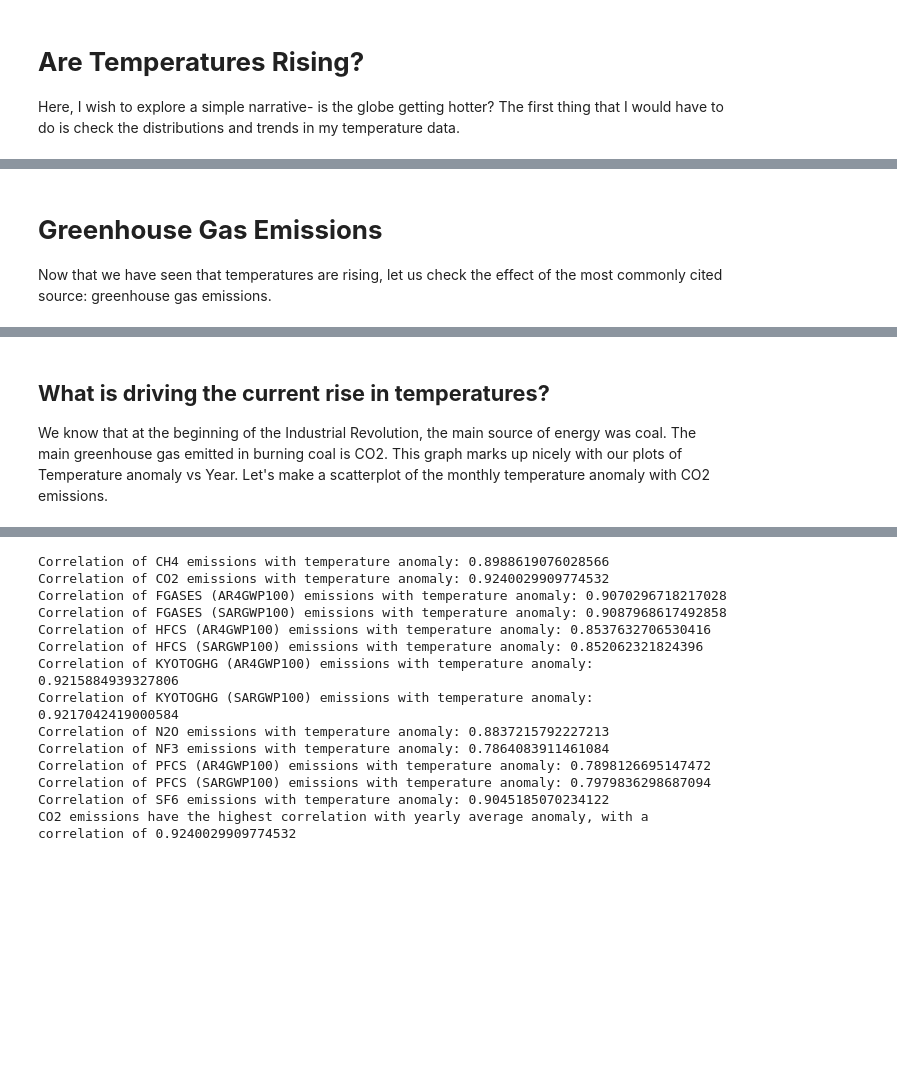
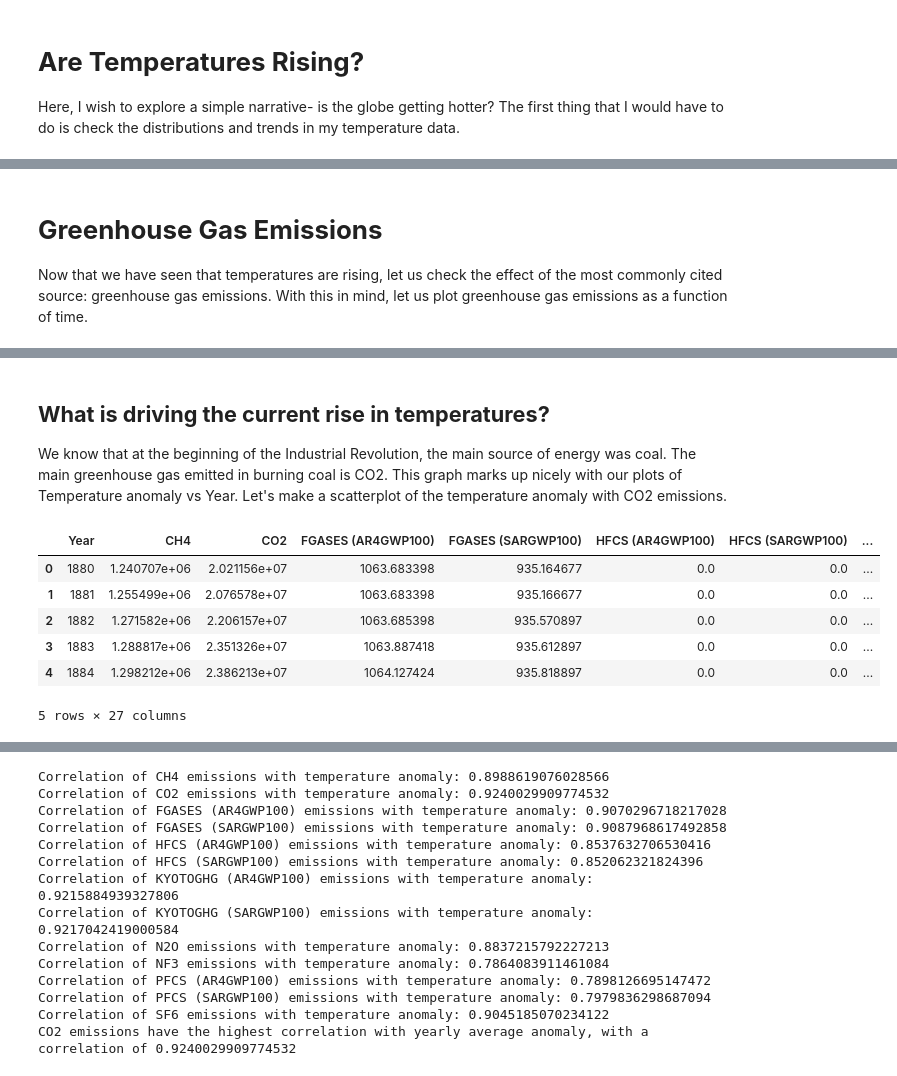
Before and after one commit to rohitbhamidi/GlobalWarmingStory, a Jupyter notebook: Story.ipynb, the cells around one changed output, grey strips where cells are left out. Saved outputs shown, nothing was run; the diff lists cells and outputs as text; code cells hidden in the pictures; blank space fills up the shorter version.

```diff
--- a/Story.ipynb
+++ b/Story.ipynb
@@ -159,7 +169,7 @@ In this section, I think we have successfully seen that the global temperatures
 # %% [markdown]
 # **Greenhouse Gas Emissions**
 
-Now that we have seen that temperatures are rising, let us check the effect of the most commonly cited source: greenhouse gas emissions.
+Now that we have seen that temperatures are rising, let us check the effect of the most commonly cited source: greenhouse gas emissions. With this in mind, let us plot greenhouse gas emissions as a function of time.
 # %%
 def update_line_plot(selected_col):
     plt.figure(figsize=(8, 6))
@@ -199,4 +209,4 @@ Dropdown(description='Select gas:', options=('CH4', 'CO2', 'FGASES (AR4GWP100)',
 # %% [markdown]
 ## **What is driving the current rise in temperatures?**
 
-We know that at the beginning of the Industrial Revolution, the main source of energy was coal. The main greenhouse gas emitted in burning coal is CO2. This graph marks up nicely with our plots of Temperature anomaly vs Year. Let's make a scatterplot of the monthly temperature anomaly with CO2 emissions.
+We know that at the beginning of the Industrial Revolution, the main source of energy was coal. The main greenhouse gas emitted in burning coal is CO2. This graph marks up nicely with our plots of Temperature anomaly vs Year. Let's make a scatterplot of the temperature anomaly with CO2 emissions.
@@ -206 +213,11 @@ monthly_limited = monthly_data[monthly_data['Year']<2022]
+# %%
+full_ghg_anomaly_df.head()
+# %% [output]
+|  | Year | CH4 | CO2 | FGASES (AR4GWP100) | FGASES (SARGWP100) | HFCS (AR4GWP100) | HFCS (SARGWP100) | ... |
+| 0 | 1880 | 1.240707e+06 | 2.021156e+07 | 1063.683398 | 935.164677 | 0.0 | 0.0 | ... |
+| 1 | 1881 | 1.255499e+06 | 2.076578e+07 | 1063.683398 | 935.166677 | 0.0 | 0.0 | ... |
+| 2 | 1882 | 1.271582e+06 | 2.206157e+07 | 1063.685398 | 935.570897 | 0.0 | 0.0 | ... |
+| 3 | 1883 | 1.288817e+06 | 2.351326e+07 | 1063.887418 | 935.612897 | 0.0 | 0.0 | ... |
+| 4 | 1884 | 1.298212e+06 | 2.386213e+07 | 1064.127424 | 935.818897 | 0.0 | 0.0 | ... |
+5 rows × 27 columns
 # %%
```
Also changed, not shown: parts of 36 cells of this notebook.
